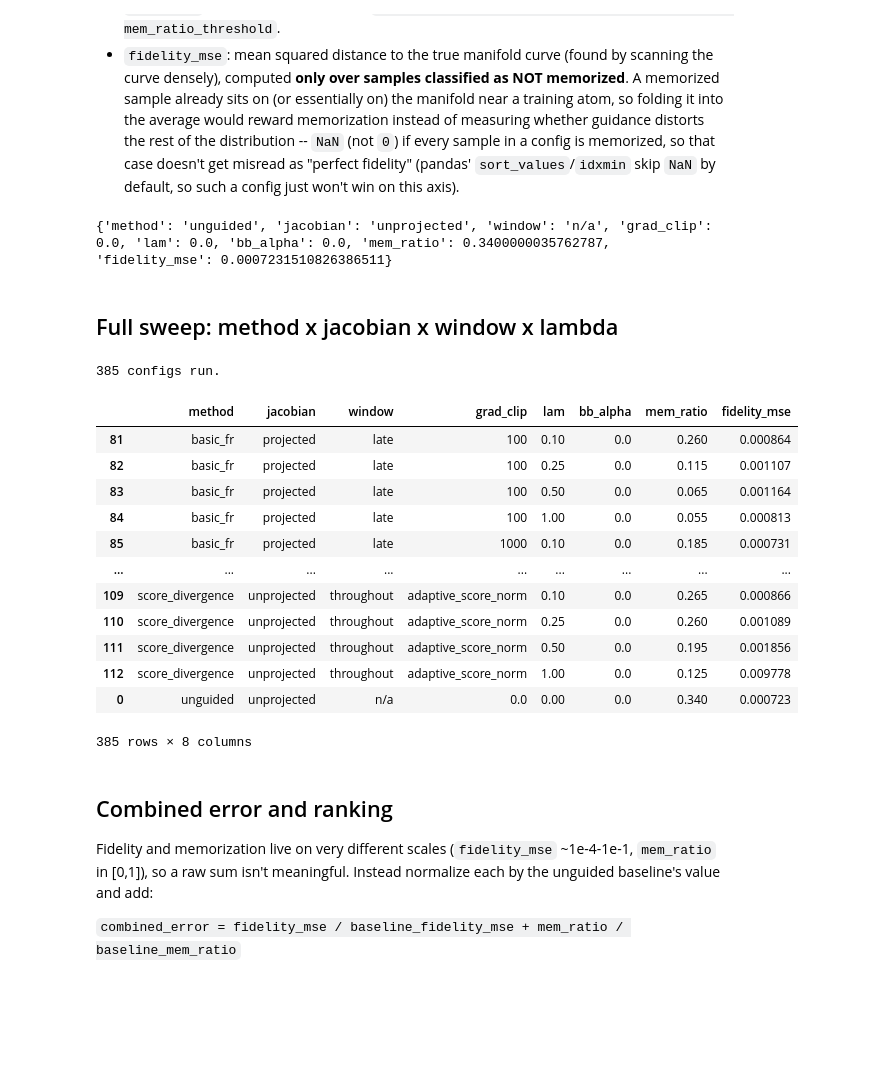
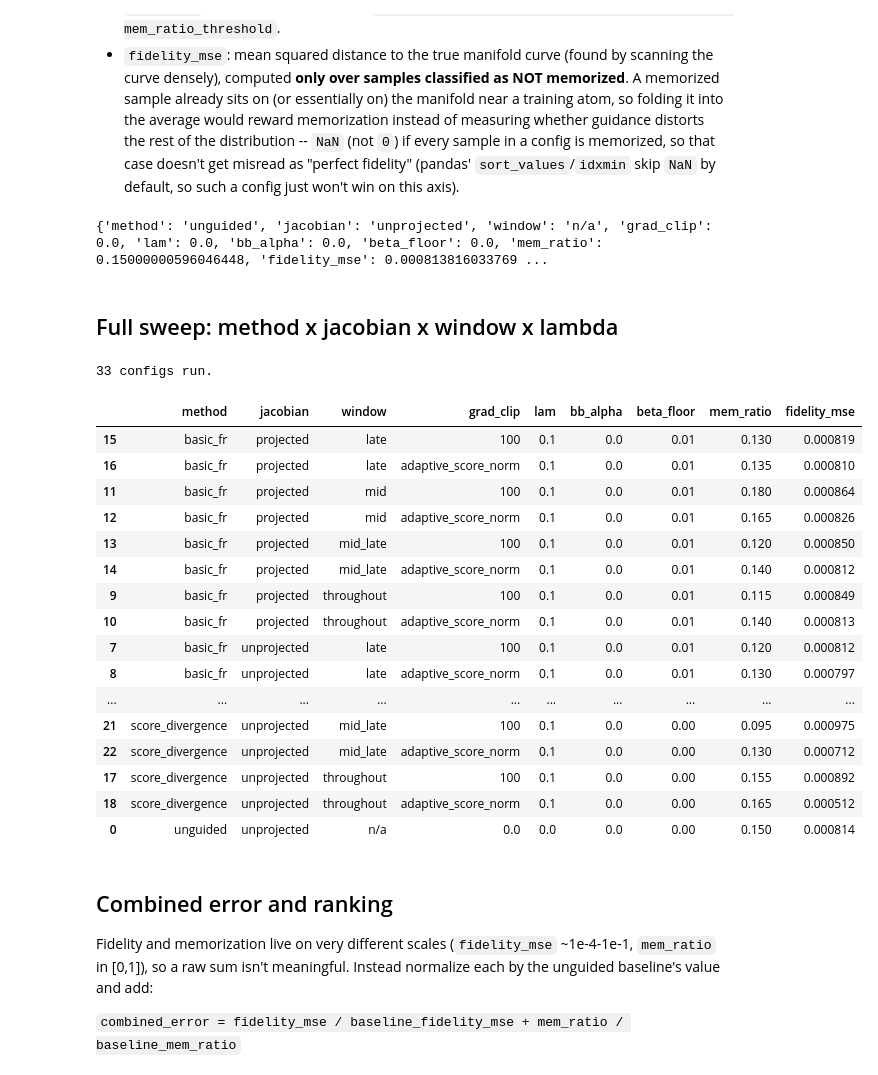
Before and after one commit to narbengusu/denoising_memorization, a Jupyter notebook: experiments/toy_manifold/02_fr_guidance.ipynb, the cells around one changed output. Cells and saved outputs as stored; diff of their text form; code cells hidden in the pictures; blank space fills up the shorter version.

```diff
--- a/experiments/toy_manifold/02_fr_guidance.ipynb
+++ b/experiments/toy_manifold/02_fr_guidance.ipynb
@@ -32,7 +32,12 @@ sys.path.insert(0, os.path.abspath("../../src"))
 from guidance import driver, basic_fr, score_divergence, bayesian_fr
 
 REGIME = "normal"   # "normal" or "overtrained" - selects checkpoints/score_{REGIME}_N{N}.pt
-N = int(os.environ.get("N_DATA", 20)) #other saved N options - 10, 20, 30, 50, 100
+N = int(os.environ.get("N_DATA", 30)) #other saved N options - 10, 20, 30, 50, 100
+JACOBIAN_TYPE = os.environ.get("JACOBIAN_TYPE", "closed-form")   # "closed-form" (hand-written analytic
+                                                                    # tangent) or "auto-diff" (exact
+                                                                    # jacrev-computed tangent) -- selects
+                                                                    # what the "projected" jacobian uses,
+                                                                    # see JACOBIANS below
 TAG = f"{REGIME}_N{N}"
 ckpt = torch.load(f"checkpoints/score_{TAG}.pt", weights_only=False)
 train_config = ckpt["config"]
@@ -312,7 +381,8 @@ for step_idx in range(1, n_steps + 1):
         diag_rows.append({"step_idx": step_idx, "t": t_val, "sigma2": sigma2_val, "method": name, "projected": False,
                            "grad_norm_mean": gnorm.mean().item(), "grad_norm_max": gnorm.max().item()})
     for name, energy_fn in diag_projected_energy_fns.items():
-        grad, _, _ = driver.projected_guidance_grad(y_fn, z, energy_fn, analytic_tangent_projector, target_range=None, grad_clip=None)
+        grad, _, _ = driver.projected_guidance_grad(y_fn, z, energy_fn, JACOBIANS["projected"], target_range=None, grad_clip=None,
+                                                      denoiser_jacobian_fn=denoiser_jacobian_fn)
         gnorm = grad.norm(dim=-1)
         diag_rows.append({"step_idx": step_idx, "t": t_val, "sigma2": sigma2_val, "method": name, "projected": True,
                            "grad_norm_mean": gnorm.mean().item(), "grad_norm_max": gnorm.max().item()})
@@ -330,7 +400,7 @@ for name, sub in diag_df[~diag_df["projected"]].groupby("method"):
 for name, sub in diag_df[diag_df["projected"]].groupby("method"):
     axes[1].plot(sub["t"], sub["grad_norm_mean"], label=name, color=PROJ_COLORS[name])
 
-for ax, title in zip(axes, ["unprojected (ambient)", "projected (analytic tangent)"]):
+for ax, title in zip(axes, ["unprojected (ambient)", f"projected ({JACOBIAN_TYPE})"]):
     ax.plot(score_norm_df["t"], score_norm_df["score_norm_mean"], "--", color="black", label="||score(z_t)||")
     ax.set_xlabel("t (1=noisy, ~0=clean)"); ax.set_yscale("log"); ax.invert_xaxis()
     ax.set_title(title); ax.legend(fontsize=8)
@@ -389,52 +459,61 @@ def run_condition(guidance_fn, lam, progress_lo, progress_hi):
 
 X_unguided = run_condition(None, 0.0, 0.0, 1.0)
 baseline = {"method": "unguided", "jacobian": "unprojected", "window": "n/a", "grad_clip": 0.0, "lam": 0.0,
-            "bb_alpha": 0.0, **evaluate(X_unguided)}
+            "bb_alpha": 0.0, "beta_floor": 0.0, **evaluate(X_unguided)}
 print(baseline)
 # %% [output]
-{'method': 'unguided', 'jacobian': 'unprojected', 'window': 'n/a', 'grad_clip': 0.0, 'lam': 0.0, 'bb_alpha': 0.0, 'mem_ratio': 0.3400000035762787, 'fidelity_mse': 0.0007231510826386511}
+{'method': 'unguided', 'jacobian': 'unprojected', 'window': 'n/a', 'grad_clip': 0.0, 'lam': 0.0, 'bb_alpha': 0.0, 'beta_floor': 0.0, 'mem_ratio': 0.15000000596046448, 'fidelity_mse': 0.000813816033769 ...
 # %% [markdown]
 ## Full sweep: method x jacobian x window x lambda
 # %%
 rows = [baseline]
-samples_cache = {("unguided", "unprojected", "n/a", 0.0, 0.0, 0.0): X_unguided}
+samples_cache = {("unguided", "unprojected", "n/a", 0.0, 0.0, 0.0, 0.0): X_unguided}
 
 for method in ENERGY_FACTORIES:
     for jacobian_name, jacobian_fn in JACOBIANS.items():
         for window_name, (progress_lo, progress_hi) in windows.items():
             for grad_clip in config["grad_clips"]:
                 # bb_alpha sentinel 0.0 = "not applicable" (never a valid Dirichlet concentration) --
-                # only bayesian_fr actually varies it; every other method runs once per grad_clip.
+                # only bayesian_fr actually varies it. beta_floor sentinel 0.0 = "not applicable" --
+                # only basic_fr/bayesian_fr actually vary it (score_divergence ignores it entirely).
                 bb_alphas = config["bb_alphas"] if method == "bayesian_fr" else [0.0]
+                beta_floors = config["beta_floors"] if method in ("basic_fr", "bayesian_fr") else [0.0]
                 for bb_alpha in bb_alphas:
-                    guidance_fn = make_guidance_fn(method, jacobian_name, grad_clip, bb_alpha=bb_alpha or None)
-                    for lam in config["lambdas"]:
-                        X = run_condition(guidance_fn, lam, progress_lo, progress_hi)
-                        row = {"method": method, "jacobian": jacobian_name, "window": window_name,
-                               "grad_clip": grad_clip, "lam": lam, "bb_alpha": bb_alpha, **evaluate(X)}
-                        rows.append(row)
-                        samples_cache[(method, jacobian_name, window_name, grad_clip, lam, bb_alpha)] = X
+                    for beta_floor in beta_floors:
+                        guidance_fn = make_guidance_fn(method, jacobian_name, grad_clip,
+                                                        bb_alpha=bb_alpha or None, beta_floor=beta_floor or None)
+                        for lam in config["lambdas"]:
+                            X = run_condition(guidance_fn, lam, progress_lo, progress_hi)
+                            row = {"method": method, "jacobian": jacobian_name, "window": window_name,
+                                   "grad_clip": grad_clip, "lam": lam, "bb_alpha": bb_alpha,
+                                   "beta_floor": beta_floor, **evaluate(X)}
+                            rows.append(row)
+                            samples_cache[(method, jacobian_name, window_name, grad_clip, lam, bb_alpha, beta_floor)] = X
 
 df = pd.DataFrame(rows)
 df["grad_clip"] = df["grad_clip"].fillna(0.0)
 print(f"{len(df)} configs run.")
 df.to_csv(f"{OUT_DIR}/fr_sweep_results.csv", index=False)
 df.sort_values(["method", "jacobian", "window", "grad_clip", "lam"])
 # %% [output]
-385 configs run.
+33 configs run.
-|  | method | jacobian | window | grad_clip | lam | bb_alpha | mem_ratio | fidelity_mse |
-| 81 | basic_fr | projected | late | 100 | 0.10 | 0.0 | 0.260 | 0.000864 |
-| 82 | basic_fr | projected | late | 100 | 0.25 | 0.0 | 0.115 | 0.001107 |
-| 83 | basic_fr | projected | late | 100 | 0.50 | 0.0 | 0.065 | 0.001164 |
-| 84 | basic_fr | projected | late | 100 | 1.00 | 0.0 | 0.055 | 0.000813 |
-| 85 | basic_fr | projected | late | 1000 | 0.10 | 0.0 | 0.185 | 0.000731 |
-| ... | ... | ... | ... | ... | ... | ... | ... | ... |
-| 109 | score_divergence | unprojected | throughout | adaptive_score_norm | 0.10 | 0.0 | 0.265 | 0.000866 |
-| 110 | score_divergence | unprojected | throughout | adaptive_score_norm | 0.25 | 0.0 | 0.260 | 0.001089 |
-| 111 | score_divergence | unprojected | throughout | adaptive_score_norm | 0.50 | 0.0 | 0.195 | 0.001856 |
-| 112 | score_divergence | unprojected | throughout | adaptive_score_norm | 1.00 | 0.0 | 0.125 | 0.009778 |
-| 0 | unguided | unprojected | n/a | 0.0 | 0.00 | 0.0 | 0.340 | 0.000723 |
+|  | method | jacobian | window | grad_clip | lam | bb_alpha | beta_floor | mem_ratio | fidelity_mse |
+| 15 | basic_fr | projected | late | 100 | 0.1 | 0.0 | 0.01 | 0.130 | 0.000819 |
+| 16 | basic_fr | projected | late | adaptive_score_norm | 0.1 | 0.0 | 0.01 | 0.135 | 0.000810 |
+| 11 | basic_fr | projected | mid | 100 | 0.1 | 0.0 | 0.01 | 0.180 | 0.000864 |
+| 12 | basic_fr | projected | mid | adaptive_score_norm | 0.1 | 0.0 | 0.01 | 0.165 | 0.000826 |
+| 13 | basic_fr | projected | mid_late | 100 | 0.1 | 0.0 | 0.01 | 0.120 | 0.000850 |
+| 14 | basic_fr | projected | mid_late | adaptive_score_norm | 0.1 | 0.0 | 0.01 | 0.140 | 0.000812 |
+| 9 | basic_fr | projected | throughout | 100 | 0.1 | 0.0 | 0.01 | 0.115 | 0.000849 |
+| 10 | basic_fr | projected | throughout | adaptive_score_norm | 0.1 | 0.0 | 0.01 | 0.140 | 0.000813 |
+| 7 | basic_fr | unprojected | late | 100 | 0.1 | 0.0 | 0.01 | 0.120 | 0.000812 |
+| 8 | basic_fr | unprojected | late | adaptive_score_norm | 0.1 | 0.0 | 0.01 | 0.130 | 0.000797 |
+| ... | ... | ... | ... | ... | ... | ... | ... | ... | ... |
+| 21 | score_divergence | unprojected | mid_late | 100 | 0.1 | 0.0 | 0.00 | 0.095 | 0.000975 |
+| 22 | score_divergence | unprojected | mid_late | adaptive_score_norm | 0.1 | 0.0 | 0.00 | 0.130 | 0.000712 |
+| 17 | score_divergence | unprojected | throughout | 100 | 0.1 | 0.0 | 0.00 | 0.155 | 0.000892 |
+| 18 | score_divergence | unprojected | throughout | adaptive_score_norm | 0.1 | 0.0 | 0.00 | 0.165 | 0.000512 |
+| 0 | unguided | unprojected | n/a | 0.0 | 0.0 | 0.0 | 0.00 | 0.150 | 0.000814 |
-385 rows × 8 columns
 # %% [markdown]
 ## Combined error and ranking
 
```
Also changed, not shown: parts of 18 cells of this notebook, 9 other files.
